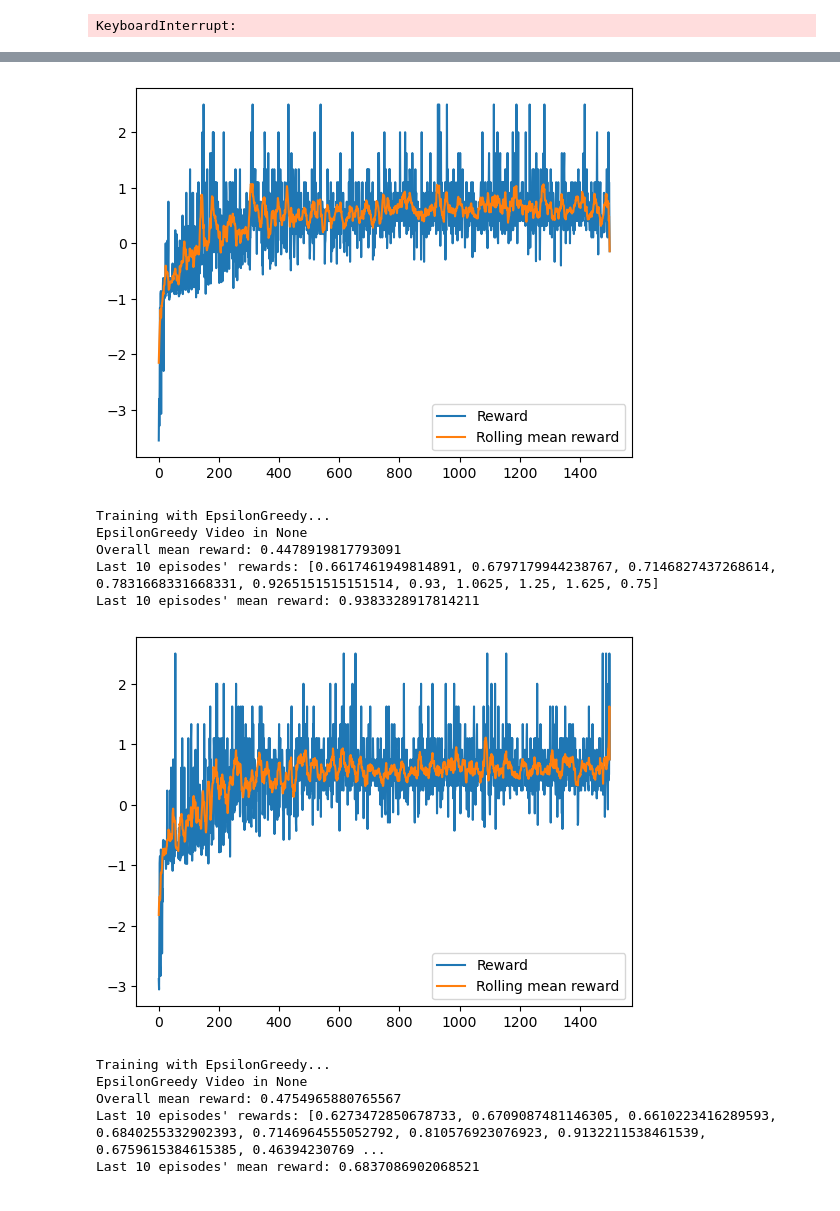
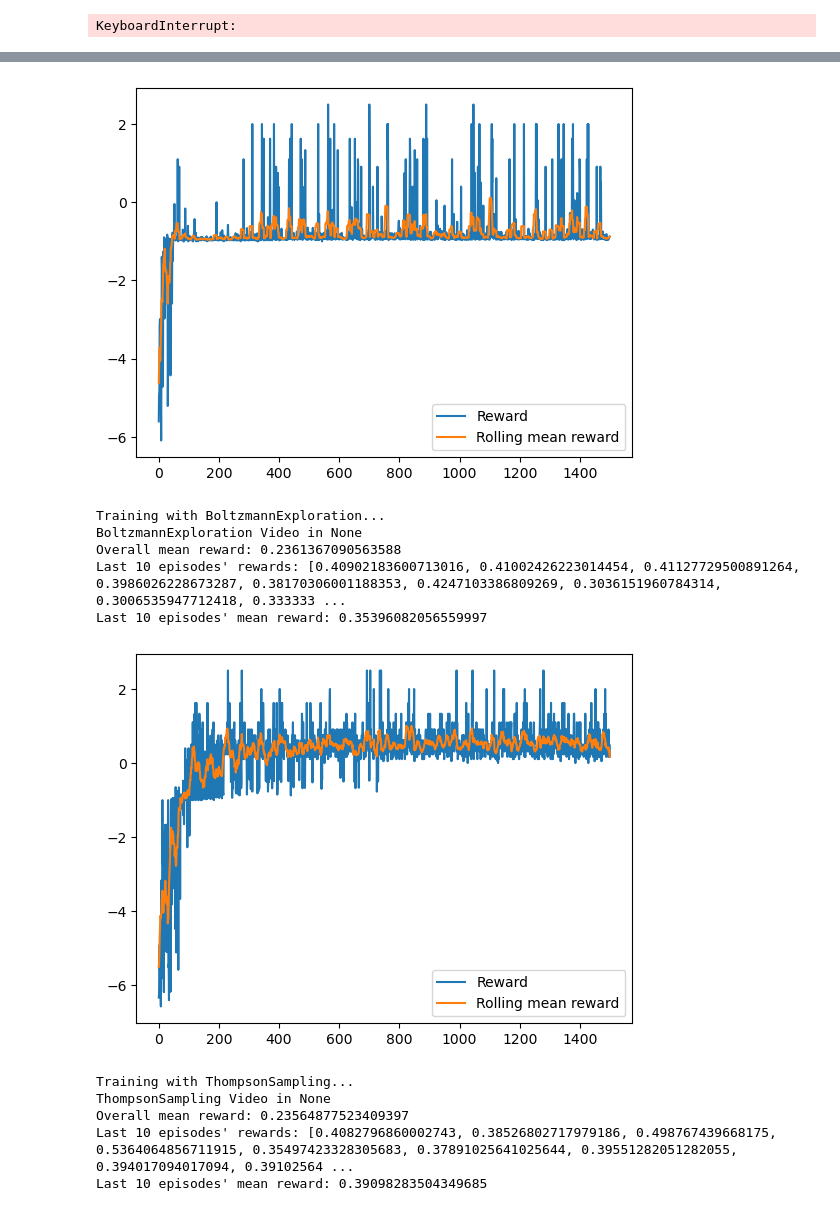
Before and after one commit to shmnrr/CS4049_ASS2, a Jupyter notebook: assessment2.ipynb, the cells around one changed output, grey strips where cells are left out. Cells and saved outputs as stored; diff of their text form; code cells hidden in the pictures.

Commit message:
tensors

```diff
--- a/assessment2.ipynb
+++ b/assessment2.ipynb
@@ -67,31 +67,29 @@ class QTable:
 
     def update(
         self, states: typing.List[int], next_states: typing.List[int],
-        actions_taken: typing.List[int], rewards: typing.List[float], done: typing.List[bool]
+        actions_taken: typing.List[int], rewards: typing.List[float],
+        done: typing.List[int]
     ):
-        """
-        Update Q-values based on experienced transitions.
+        state_one_hot = tensorflow.one_hot(states, depth = self.state_space)
+        state_next_one_hot = tensorflow.one_hot(next_states, depth = self.state_space)
 
-        Parameters:
-        - states (List[int]): List of current states.
-        - next_states (List[int]): List of next states.
-        - actions_taken (List[int]): List of actions taken.
-        - rewards (List[float]): List of rewards received.
-        - done (List[int]): List of states if done.
-        """
-        for i in range(len(rewards)):
-            state = states[i]
-            next_state = next_states[i]
-            action_taken = actions_taken[i]
-            reward = rewards[i]
+        # Convert lists to tensors
+        actions_taken = tensorflow.convert_to_tensor(actions_taken)
+        rewards = tensorflow.convert_to_tensor(rewards, dtype=tensorflow.float32)
+        done = tensorflow.convert_to_tensor(done)
 
-            # Q-value update using the Q-learning formula
-            if not done[i]:
-                self.q[state][action_taken] = self.q[state][action_taken] + self.alpha * (
-                    reward + self.gamma * self.max_reward(next_state) - self.q[state][action_taken]
-            )
-            else:
-                self.q[state][action_taken] += reward
+        # Predict Q-values for the next states
+        target = self.model(state_next_one_hot, training=False)
+
+        # Compute target Q-values
+        target_q_values = rewards + self.gamma * tensorflow.reduce_max(target, axis=1) * (1 - done)
+
+        # Create a mask to only update the action taken
+        actions_mask = tensorflow.one_hot(actions_taken, depth=self.action_space)
+        target = target * (1 - actions_mask) + target_q_values[:, None] * actions_mask
+
+        # Update the model's weights using the modified Q-values
+        self.model.fit(state_one_hot, target, epochs=1, verbose=0)
 
     def max_reward(self, state: int) -> float:
         """
@@ -524,7 +522,7 @@ def train_and_plot(env, num_episodes, max_steps_per_episode, action_selections,
 env, folder_name = create_environment("Taxi-v3", False)
 
 # List of action selection methods
-action_selections = [EpsilonGreedy, EpsilonGreedy, EpsilonGreedy, EpsilonGreedy]
+action_selections = [EpsilonGreedy, UpperConfidenceBound, BoltzmannExploration, ThompsonSampling]
 
 # Call the function
 models = train_and_plot(env, 1500, 1000, action_selections, QTable)
@@ -543,12 +541,12 @@ Last 10 episodes' mean reward: 0.5169137602859407
-[figure, old version]
+[figure, new version]
-Training with EpsilonGreedy...
-EpsilonGreedy Video in None
-Overall mean reward: 0.4478919817793091
-Last 10 episodes' rewards: [0.6617461949814891, 0.6797179944238767, 0.7146827437268614, 0.7831668331668331, 0.9265151515151514, 0.93, 1.0625, 1.25, 1.625, 0.75]
-Last 10 episodes' mean reward: 0.9383328917814211
+Training with BoltzmannExploration...
+BoltzmannExploration Video in None
+Overall mean reward: 0.2361367090563588
+Last 10 episodes' rewards: [0.40902183600713016, 0.41002426223014454, 0.41127729500891264, 0.3986026228673287, 0.38170306001188353, 0.4247103386809269, 0.3036151960784314, 0.3006535947712418, 0.333333 ...
+Last 10 episodes' mean reward: 0.35396082056559997
-[figure, old version]
+[figure, new version]
-Training with EpsilonGreedy...
-EpsilonGreedy Video in None
-Overall mean reward: 0.4754965880765567
-Last 10 episodes' rewards: [0.6273472850678733, 0.6709087481146305, 0.6610223416289593, 0.6840255332902393, 0.7146964555052792, 0.810576923076923, 0.9132211538461539, 0.6759615384615385, 0.46394230769 ...
-Last 10 episodes' mean reward: 0.6837086902068521
+Training with ThompsonSampling...
+ThompsonSampling Video in None
+Overall mean reward: 0.23564877523409397
+Last 10 episodes' rewards: [0.4082796860002743, 0.38526802717979186, 0.498767439668175, 0.5364064856711915, 0.35497423328305683, 0.37891025641025644, 0.39551282051282055, 0.394017094017094, 0.39102564 ...
+Last 10 episodes' mean reward: 0.39098283504349685
```
Also changed, not shown: parts of 1 cell of this notebook.
